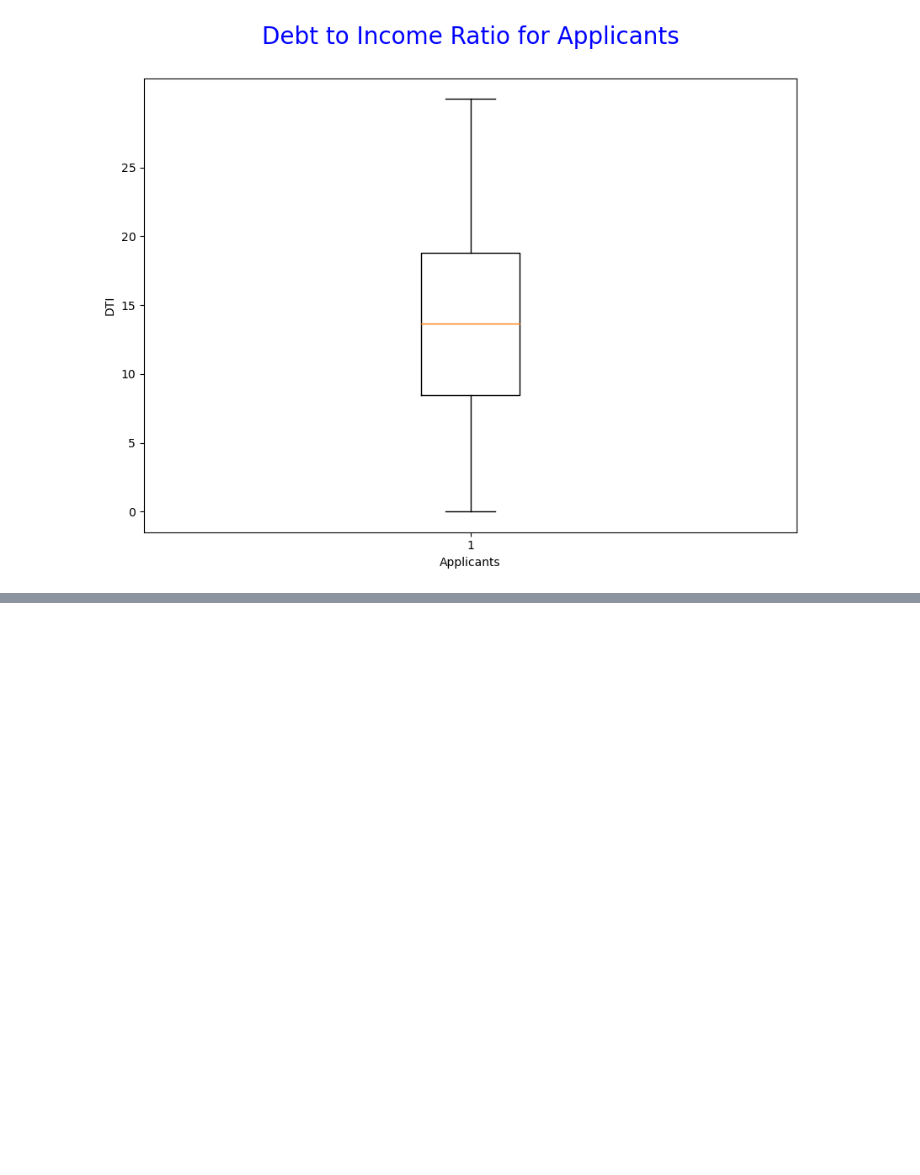
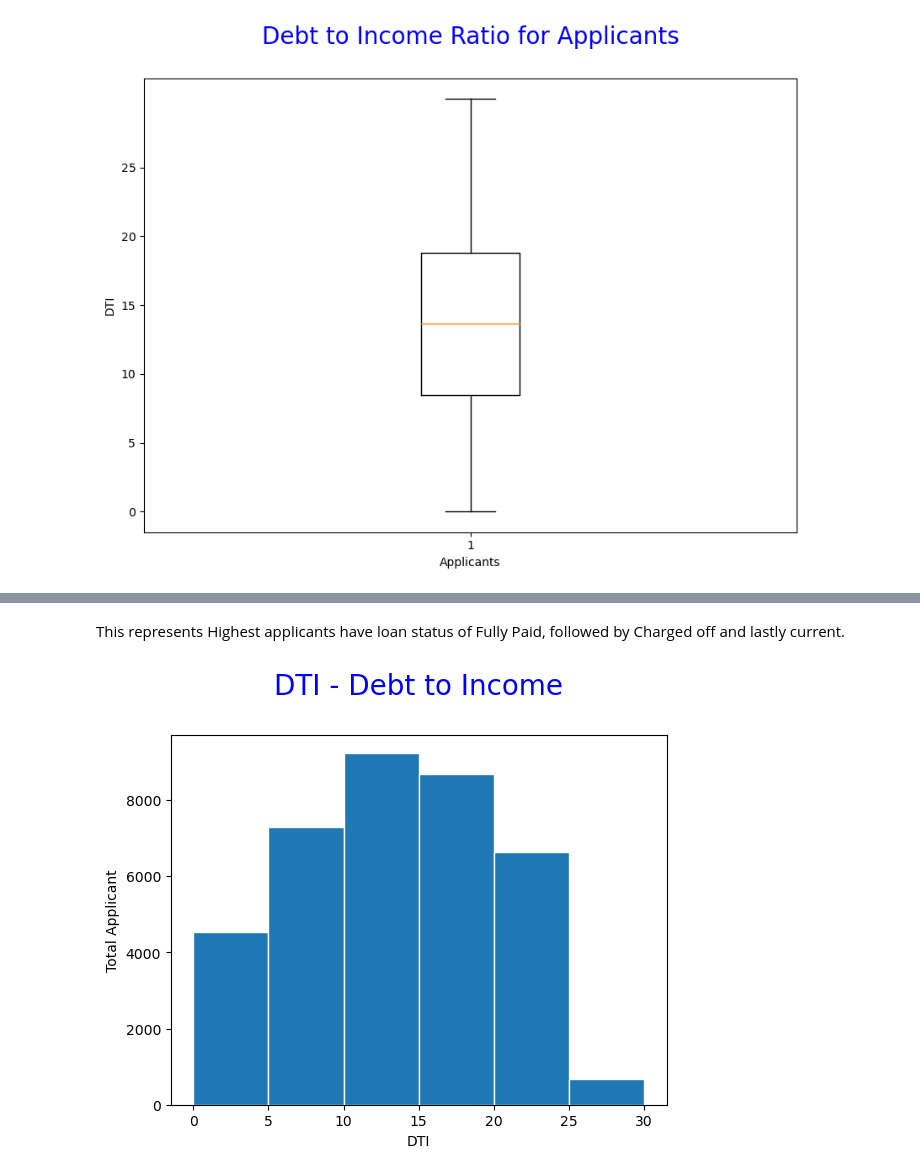
Before and after one commit to chetnapriyadarshini/Lending_Club_Case_Study_EDA, a Jupyter notebook: Group_Facilitator_Name.ipynb, the cells around one changed output, grey strips where cells are left out. Drawn from its saved outputs; the diff is of its cells as text; code cells hidden in the pictures; blank space fills up the shorter version.

```diff
--- a/Group_Facilitator_Name.ipynb
+++ b/Group_Facilitator_Name.ipynb
@@ -614,0 +641,14 @@ After deleting the non required columns, we are left with 22 columns left
+# %% [markdown]
+This represents Highest applicants have loan status of Fully Paid, followed by Charged off and lastly current.
+# %%
+#   Lets do the Analysis on 'dti' categiories
+
+ou1,bins,out3=plt.hist(loanData['dti'], bins = 6, range=[0,30],edgecolor='white')
+
+plt.title("DTI - Debt to Income\n", fontdict={'fontsize':20,'fontweight':5,'color':'b'})
+plt.xlabel("DTI")
+plt.ylabel("Total Applicant")
+
+plt.show()
+# %% [output]
+[figure, added]
```
Also changed, not shown: parts of 19 cells of this notebook.
